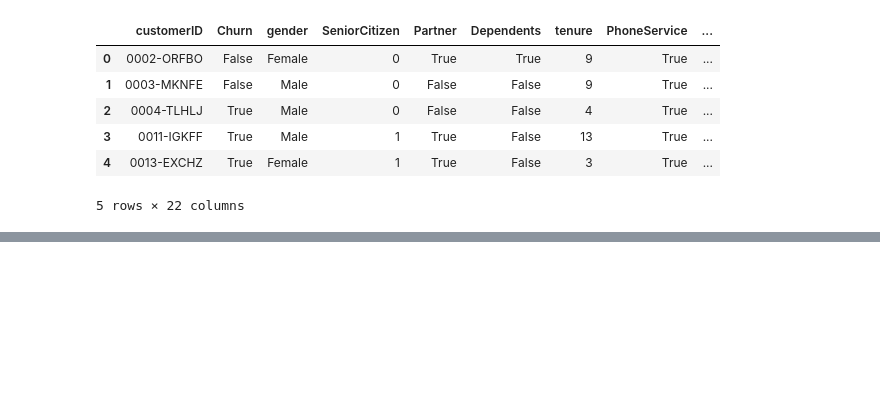
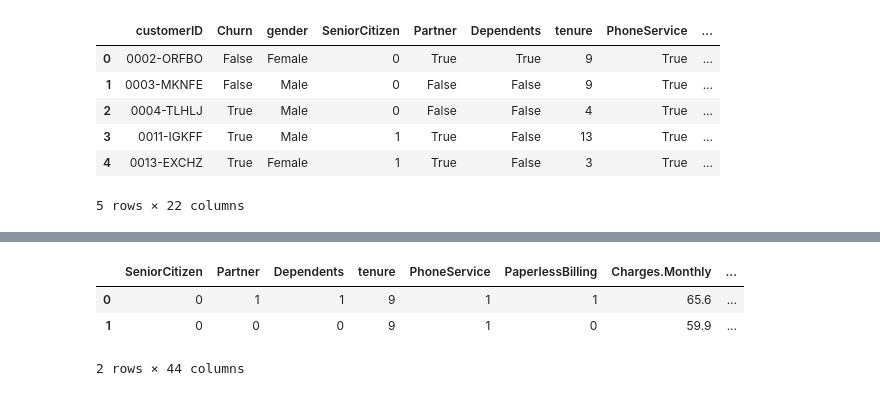
Before and after one commit to lukitasmois/TelecomX_LATAM_2, a Jupyter notebook: TelexomX_parte2_Latam.ipynb, the cells around one changed output, grey strips where cells are left out. Drawn from its saved outputs; the diff is of its cells as text; code cells hidden in the pictures; blank space fills up the shorter version.

Commit message:
Codifico las variables categoricas con get_dummies()

```diff
--- a/TelexomX_parte2_Latam.ipynb
+++ b/TelexomX_parte2_Latam.ipynb
@@ -17,0 +60,8 @@ datos = datos.drop(columns='customerID')
+# %%
+datos_cod = pd.get_dummies(datos, dtype=int)
+datos_cod.head(2)
+# %% [output]
+|  | SeniorCitizen | Partner | Dependents | tenure | PhoneService | PaperlessBilling | Charges.Monthly | ... |
+| 0 | 0 | 1 | 1 | 9 | 1 | 1 | 65.6 | ... |
+| 1 | 0 | 0 | 0 | 9 | 1 | 0 | 59.9 | ... |
+2 rows × 44 columns
```
Also changed, not shown: parts of 6 cells of this notebook.
